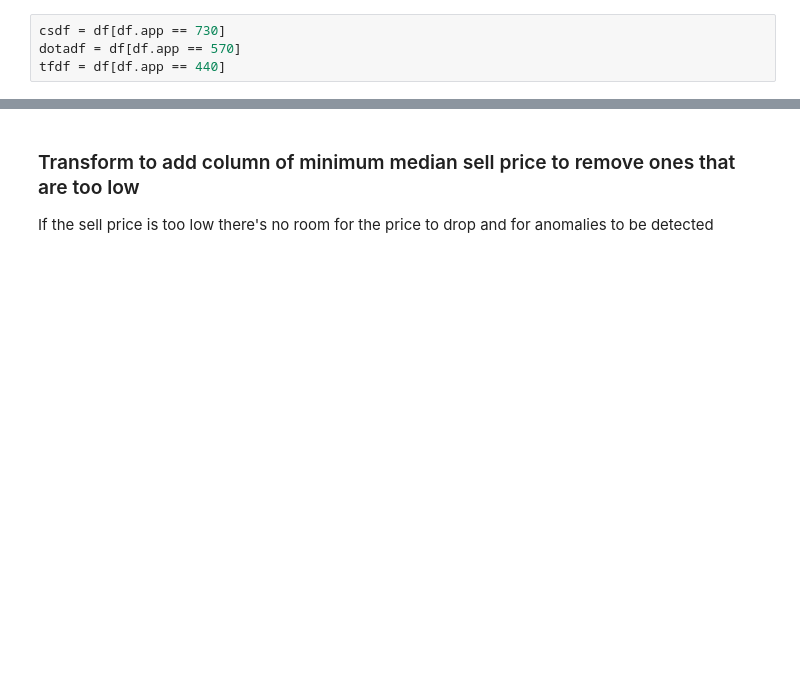
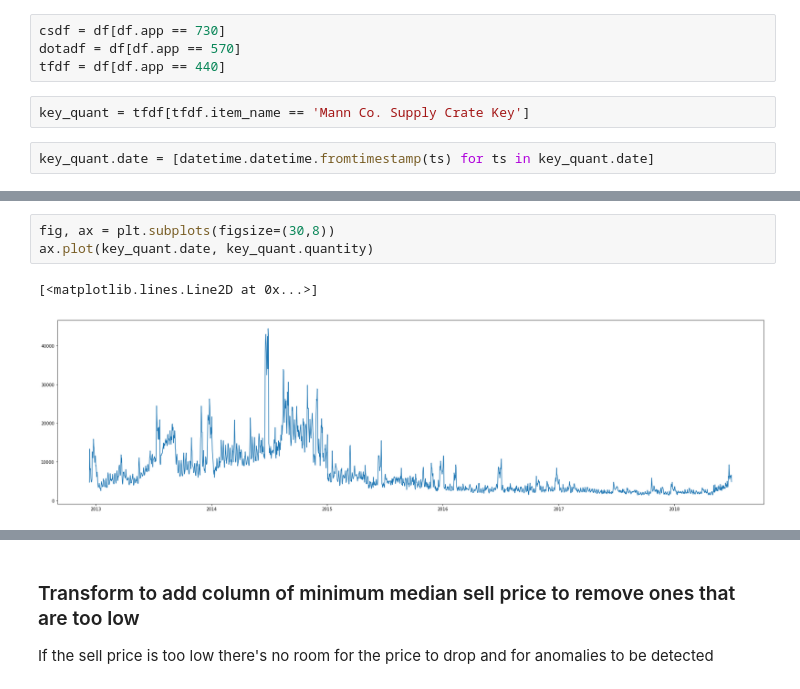
Before and after one commit to AkshayJ0shi/steam_anomaly_detection_capstone, a Jupyter notebook: investigate_cutoffs.ipynb, the cells around one changed output, grey strips where cells are left out. Saved outputs shown, nothing was run; the diff lists cells and outputs as text; blank space fills up the shorter version.

```diff
--- a/investigate_cutoffs.ipynb
+++ b/investigate_cutoffs.ipynb
@@ -19,3 +20,7 @@ with open('data/all_apps_df.pkl', 'rb') as f:
 csdf = df[df.app == 730]
 dotadf = df[df.app == 570]
 tfdf = df[df.app == 440]
+# %%
+key_quant = tfdf[tfdf.item_name == 'Mann Co. Supply Crate Key']
+# %%
+key_quant.date = [datetime.datetime.fromtimestamp(ts) for ts in key_quant.date]
@@ -21,0 +48,6 @@ tfdf = df[df.app == 440]
+# %%
+fig, ax = plt.subplots(figsize=(30,8))
+ax.plot(key_quant.date, key_quant.quantity)
+# %% [output]
+[<matplotlib.lines.Line2D at 0x...>]
+[figure, added]
```
Also changed, not shown: parts of 4 cells of this notebook, 1 other file.
